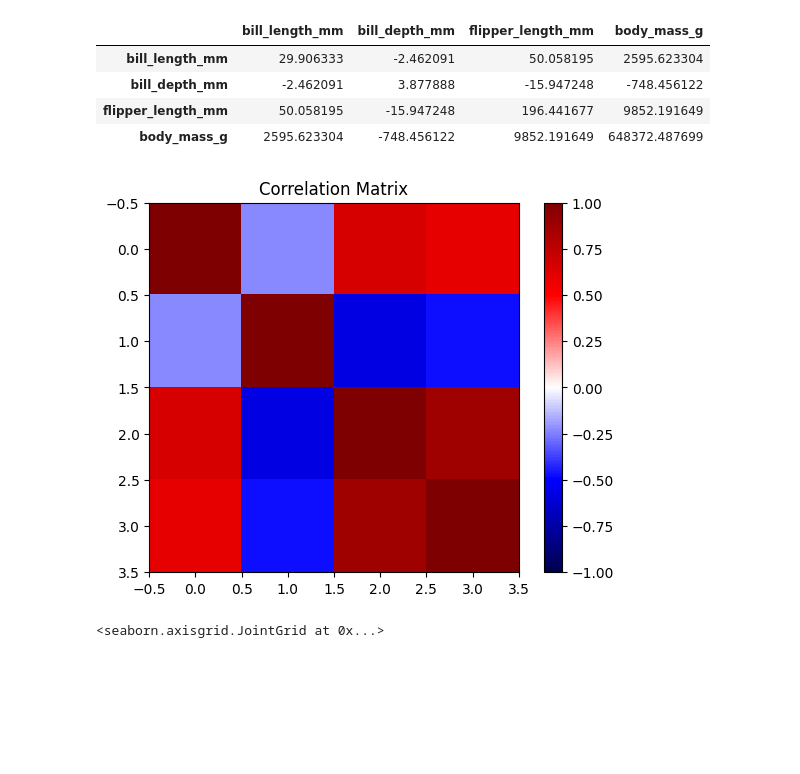
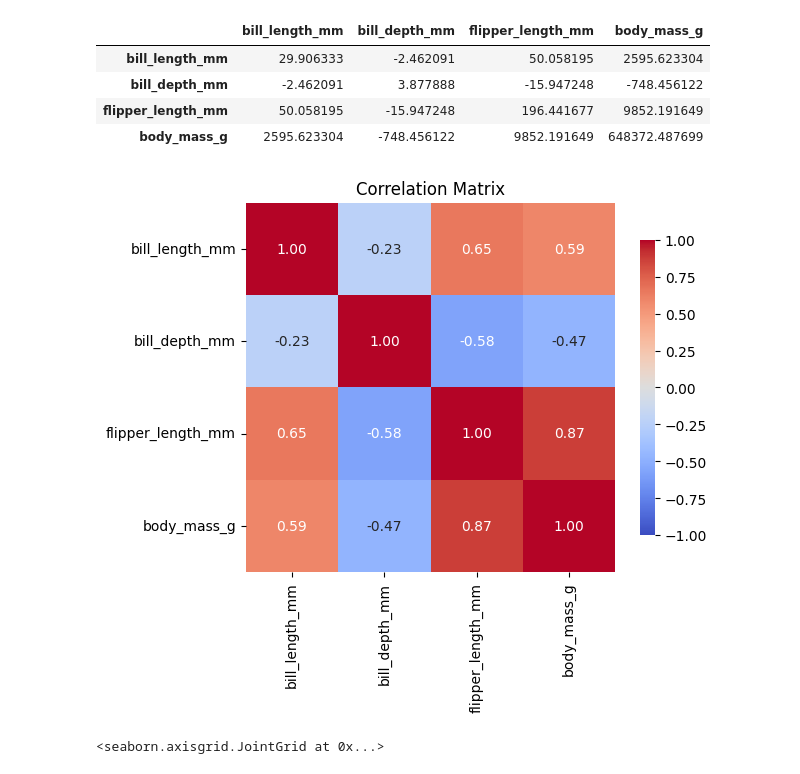
Before and after one commit to DanyHidalgo/Tarea-1---EML, a Jupyter notebook: Tarea1.2.ipynb, the cells around one changed output. Cells and saved outputs as stored; diff of their text form; code cells hidden in the pictures; blank space fills up the shorter version.

```diff
--- a/Tarea1.2.ipynb
+++ b/Tarea1.2.ipynb
@@ -224,12 +224,17 @@ df_corr.cov()
 | body_mass_g | 2595.623304 | -748.456122 | 9852.191649 | 648372.487699 |
 # %%
 fig = plt.figure()
-plt.imshow(df_corr.corr(), vmin=-1, vmax=1, cmap=plt.cm.seismic)
-plt.colorbar()
+sns.heatmap(df_corr.corr(),
+           vmin=-1, vmax=1,
+           cmap='coolwarm',
+           annot=True,
+           fmt=".2f",
+           square=True,
+           cbar_kws={"shrink": .8})
 plt.title('Correlation Matrix')
 plt.show()
 # %% [output]
-[figure, old version]
+[figure, new version]
 # %%
 # Heatmap
 plt.figure()
```
